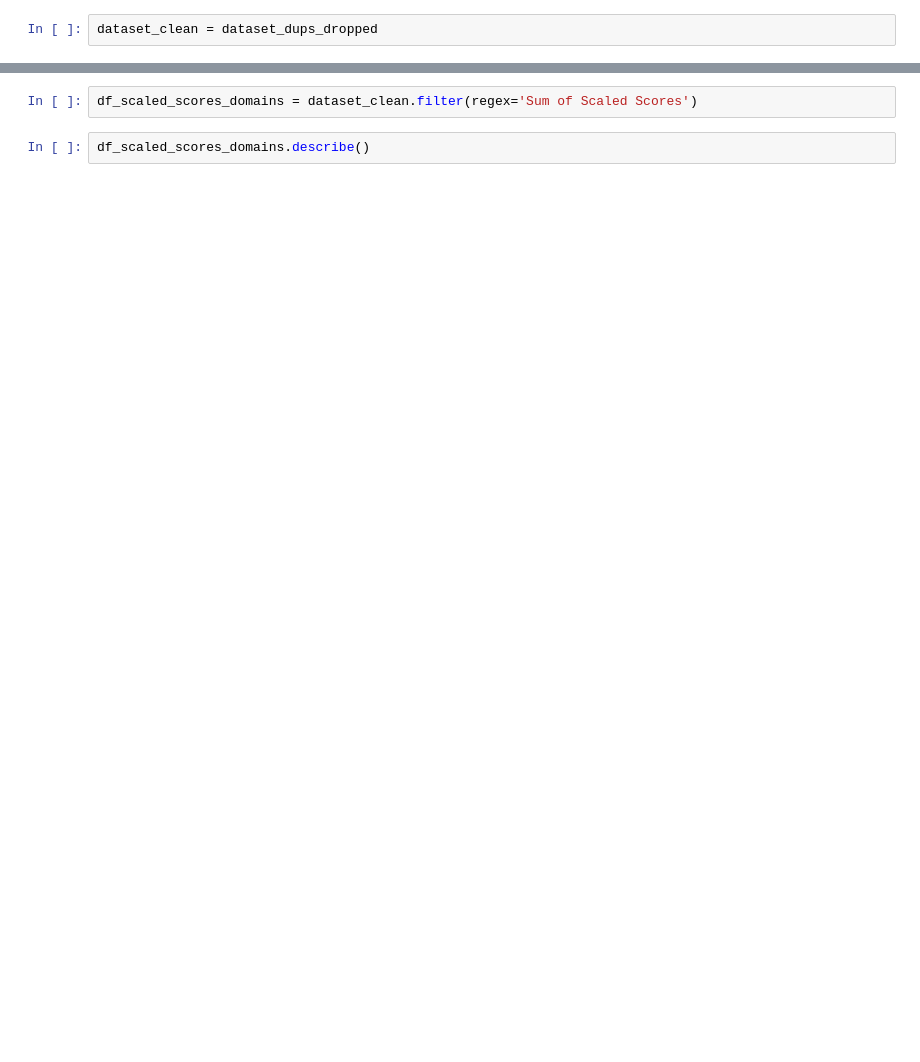
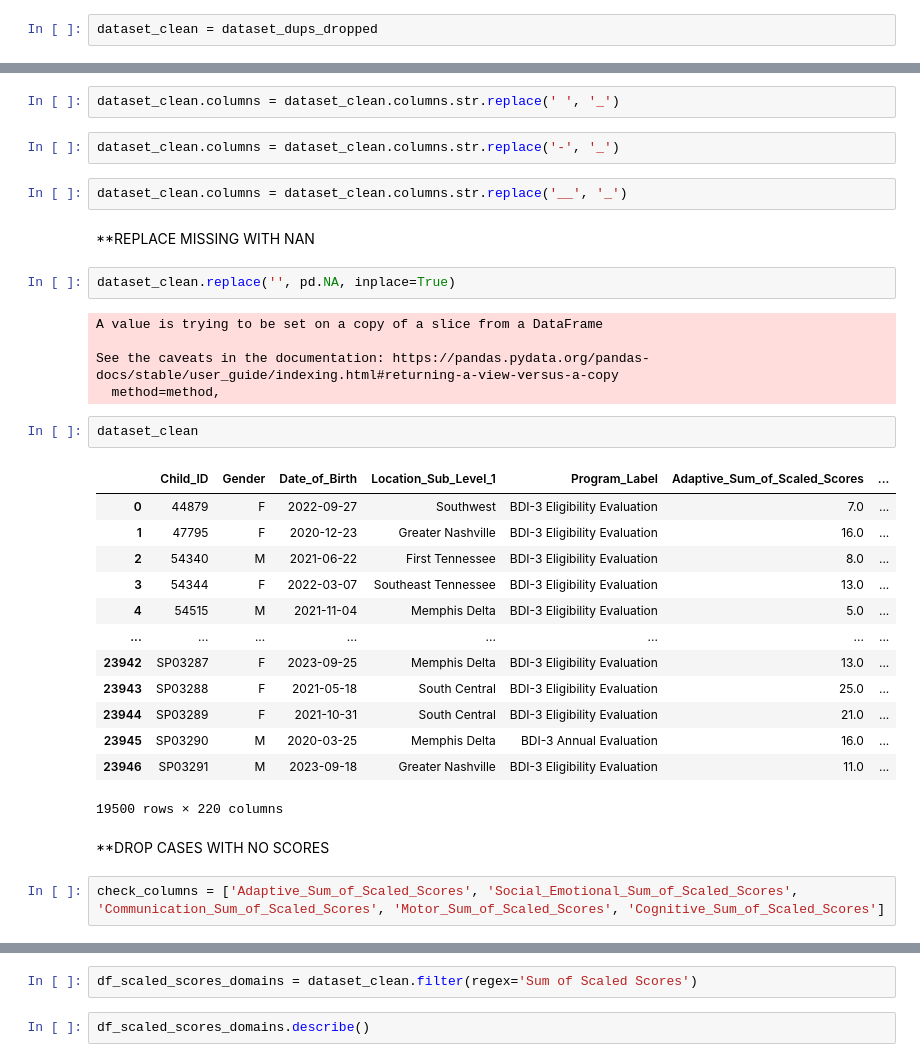
Before and after one commit to NSS-Data-Analytics-Cohort-10/teis-concat-dog, a Jupyter notebook: notebooks/TEIS-AH.ipynb, the cells around one changed output, grey strips where cells are left out. Drawn from its saved outputs; the diff is of its cells as text; blank space fills up the shorter version.

Commit message:
EDA, cleaning dataset

```diff
--- a/notebooks/TEIS-AH.ipynb
+++ b/notebooks/TEIS-AH.ipynb
@@ -47,0 +49,35 @@ dataset_clean.aggregate(['mean','median'])
+# %%
+dataset_clean.columns = dataset_clean.columns.str.replace(' ', '_')
+# %%
+dataset_clean.columns = dataset_clean.columns.str.replace('-', '_')
+# %%
+dataset_clean.columns = dataset_clean.columns.str.replace('__', '_')
+# %% [markdown]
+**REPLACE MISSING WITH NAN
+# %%
+dataset_clean.replace('', pd.NA, inplace=True)
+# %% [output]
+A value is trying to be set on a copy of a slice from a DataFrame
+
+See the caveats in the documentation: https://pandas.pydata.org/pandas-docs/stable/user_guide/indexing.html#returning-a-view-versus-a-copy
+  method=method,
+# %%
+dataset_clean
+# %% [output]
+|  | Child_ID | Gender | Date_of_Birth | Location_Sub_Level_1 | Program_Label | Adaptive_Sum_of_Scaled_Scores | ... |
+| 0 | 44879 | F | 2022-09-27 | Southwest | BDI-3 Eligibility Evaluation | 7.0 | ... |
+| 1 | 47795 | F | 2020-12-23 | Greater Nashville | BDI-3 Eligibility Evaluation | 16.0 | ... |
+| 2 | 54340 | M | 2021-06-22 | First Tennessee | BDI-3 Eligibility Evaluation | 8.0 | ... |
+| 3 | 54344 | F | 2022-03-07 | Southeast Tennessee | BDI-3 Eligibility Evaluation | 13.0 | ... |
+| 4 | 54515 | M | 2021-11-04 | Memphis Delta | BDI-3 Eligibility Evaluation | 5.0 | ... |
+| ... | ... | ... | ... | ... | ... | ... | ... |
+| 23942 | SP03287 | F | 2023-09-25 | Memphis Delta | BDI-3 Eligibility Evaluation | 13.0 | ... |
+| 23943 | SP03288 | F | 2021-05-18 | South Central | BDI-3 Eligibility Evaluation | 25.0 | ... |
+| 23944 | SP03289 | F | 2021-10-31 | South Central | BDI-3 Eligibility Evaluation | 21.0 | ... |
+| 23945 | SP03290 | M | 2020-03-25 | Memphis Delta | BDI-3 Annual Evaluation | 16.0 | ... |
+| 23946 | SP03291 | M | 2023-09-18 | Greater Nashville | BDI-3 Eligibility Evaluation | 11.0 | ... |
+19500 rows × 220 columns
+# %% [markdown]
+**DROP CASES WITH NO SCORES
+# %%
+check_columns = ['Adaptive_Sum_of_Scaled_Scores', 'Social_Emotional_Sum_of_Scaled_Scores', 'Communication_Sum_of_Scaled_Scores', 'Motor_Sum_of_Scaled_Scores', 'Cognitive_Sum_of_Scaled_Scores']
```
Also changed, not shown: parts of 33 cells of this notebook.
